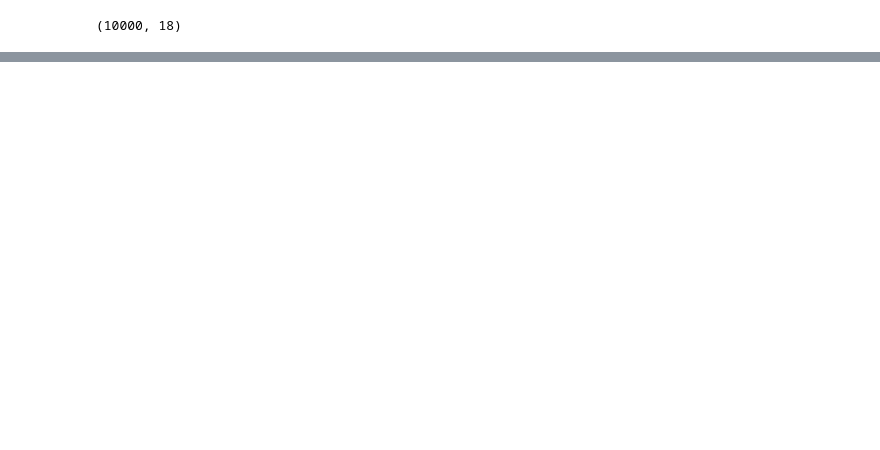
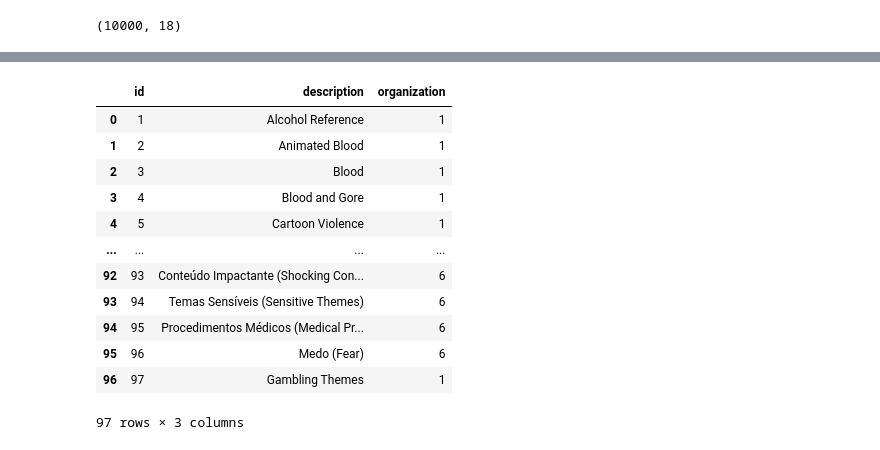
Before and after one commit to Bebrych/smadimo_GP2, a Jupyter notebook: parsing.ipynb, the cells around one changed output, grey strips where cells are left out. Drawn from its saved outputs; the diff is of its cells as text; code cells hidden in the pictures; blank space fills up the shorter version.

```diff
--- a/parsing.ipynb
+++ b/parsing.ipynb
@@ -277,0 +390,24 @@ df.to_csv('data/games.csv', index=False, encoding='utf-8')
+# %%
+age_rating_content_descriptions_v2_query = '''
+fields id, description, organization;
+sort id asc;
+limit 500;
+'''
+age_rating_content_descriptions_v2 = request_sample('age_rating_content_descriptions_v2', age_rating_content_descriptions_v2_query, headers)
+df_age_rating_content_descriptions_v2 = pd.DataFrame(age_rating_content_descriptions_v2)
+df_age_rating_content_descriptions_v2.to_csv('data/age_rating_content_descriptions_v2.csv', index=False, encoding='utf-8')
+df_age_rating_content_descriptions_v2
+# %% [output]
+|  | id | description | organization |
+| 0 | 1 | Alcohol Reference | 1 |
+| 1 | 2 | Animated Blood | 1 |
+| 2 | 3 | Blood | 1 |
+| 3 | 4 | Blood and Gore | 1 |
+| 4 | 5 | Cartoon Violence | 1 |
+| ... | ... | ... | ... |
+| 92 | 93 | Conteúdo Impactante (Shocking Con... | 6 |
+| 93 | 94 | Temas Sensíveis (Sensitive Themes) | 6 |
+| 94 | 95 | Procedimentos Médicos (Medical Pr... | 6 |
+| 95 | 96 | Medo (Fear) | 6 |
+| 96 | 97 | Gambling Themes | 1 |
+97 rows × 3 columns
```
Also changed, not shown: parts of 15 cells of this notebook, 6 other files.
